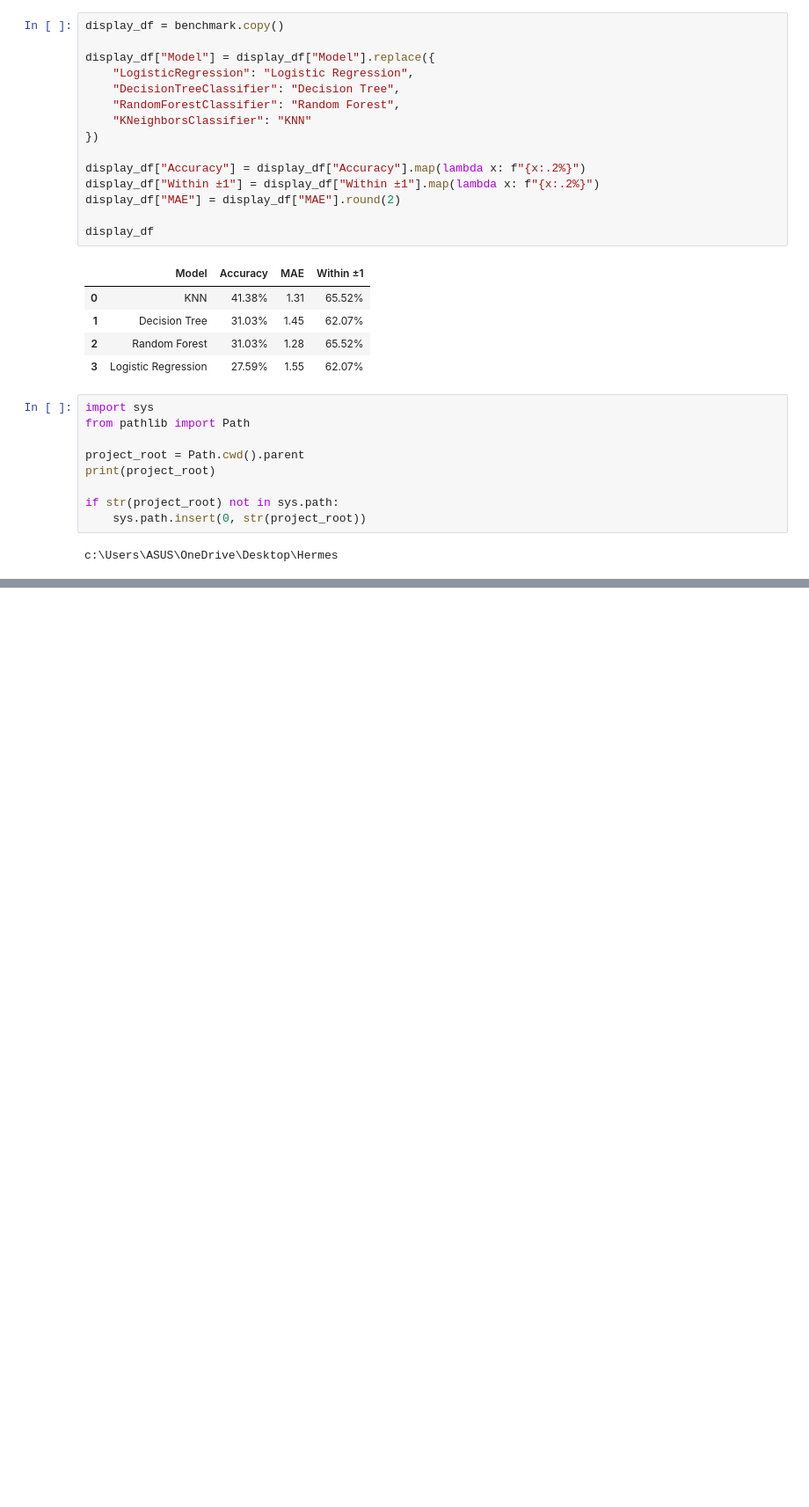
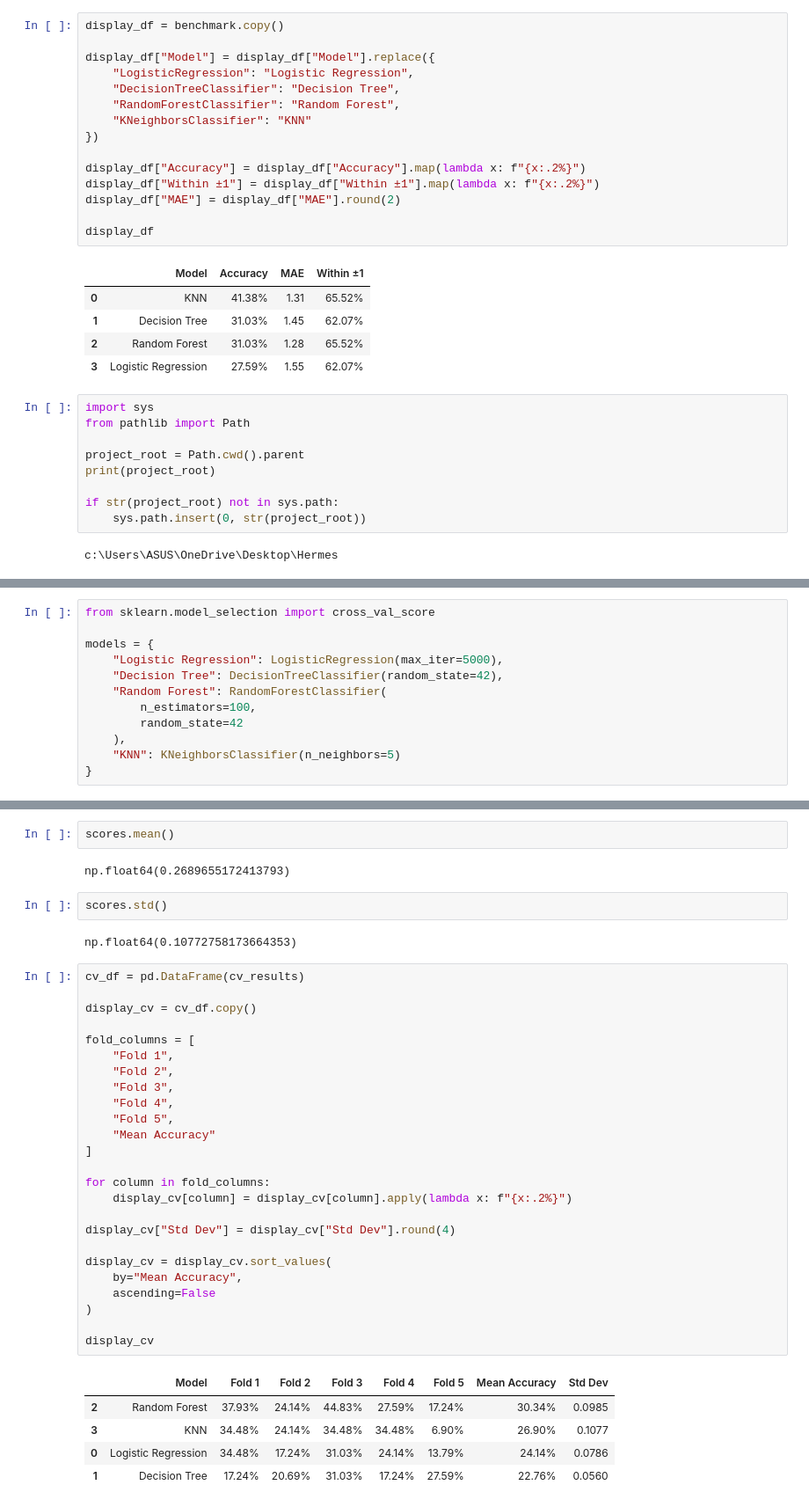
Before and after one commit to P0RUS/Hermes, a Jupyter notebook: notebooks/analysis.ipynb, the cells around one changed output, grey strips where cells are left out. Shown at 88% size. Cells and saved outputs as stored; diff of their text form; blank space fills up the shorter version.

```diff
--- a/notebooks/analysis.ipynb
+++ b/notebooks/analysis.ipynb
@@ -674,0 +733,12 @@ from hermes.evaluation import evaluate_model
+# %%
+from sklearn.model_selection import cross_val_score
+
+models = {
+    "Logistic Regression": LogisticRegression(max_iter=5000),
+    "Decision Tree": DecisionTreeClassifier(random_state=42),
+    "Random Forest": RandomForestClassifier(
+        n_estimators=100,
+        random_state=42
+    ),
+    "KNN": KNeighborsClassifier(n_neighbors=5)
+}
@@ -674,0 +768,39 @@ from hermes.evaluation import evaluate_model
+# %%
+scores.mean()
+# %% [output]
+np.float64(0.2689655172413793)
+# %%
+scores.std()
+# %% [output]
+np.float64(0.10772758173664353)
+# %%
+cv_df = pd.DataFrame(cv_results)
+
+display_cv = cv_df.copy()
+
+fold_columns = [
+    "Fold 1",
+    "Fold 2",
+    "Fold 3",
+    "Fold 4",
+    "Fold 5",
+    "Mean Accuracy"
+]
+
+for column in fold_columns:
+    display_cv[column] = display_cv[column].apply(lambda x: f"{x:.2%}")
+
+display_cv["Std Dev"] = display_cv["Std Dev"].round(4)
+
+display_cv = display_cv.sort_values(
+    by="Mean Accuracy",
+    ascending=False
+)
+
+display_cv
+# %% [output]
+|  | Model | Fold 1 | Fold 2 | Fold 3 | Fold 4 | Fold 5 | Mean Accuracy | Std Dev |
+| 2 | Random Forest | 37.93% | 24.14% | 44.83% | 27.59% | 17.24% | 30.34% | 0.0985 |
+| 3 | KNN | 34.48% | 24.14% | 34.48% | 34.48% | 6.90% | 26.90% | 0.1077 |
+| 0 | Logistic Regression | 34.48% | 17.24% | 31.03% | 24.14% | 13.79% | 24.14% | 0.0786 |
+| 1 | Decision Tree | 17.24% | 20.69% | 31.03% | 17.24% | 27.59% | 22.76% | 0.0560 |
```
Also changed, not shown: parts of 8 cells of this notebook.
